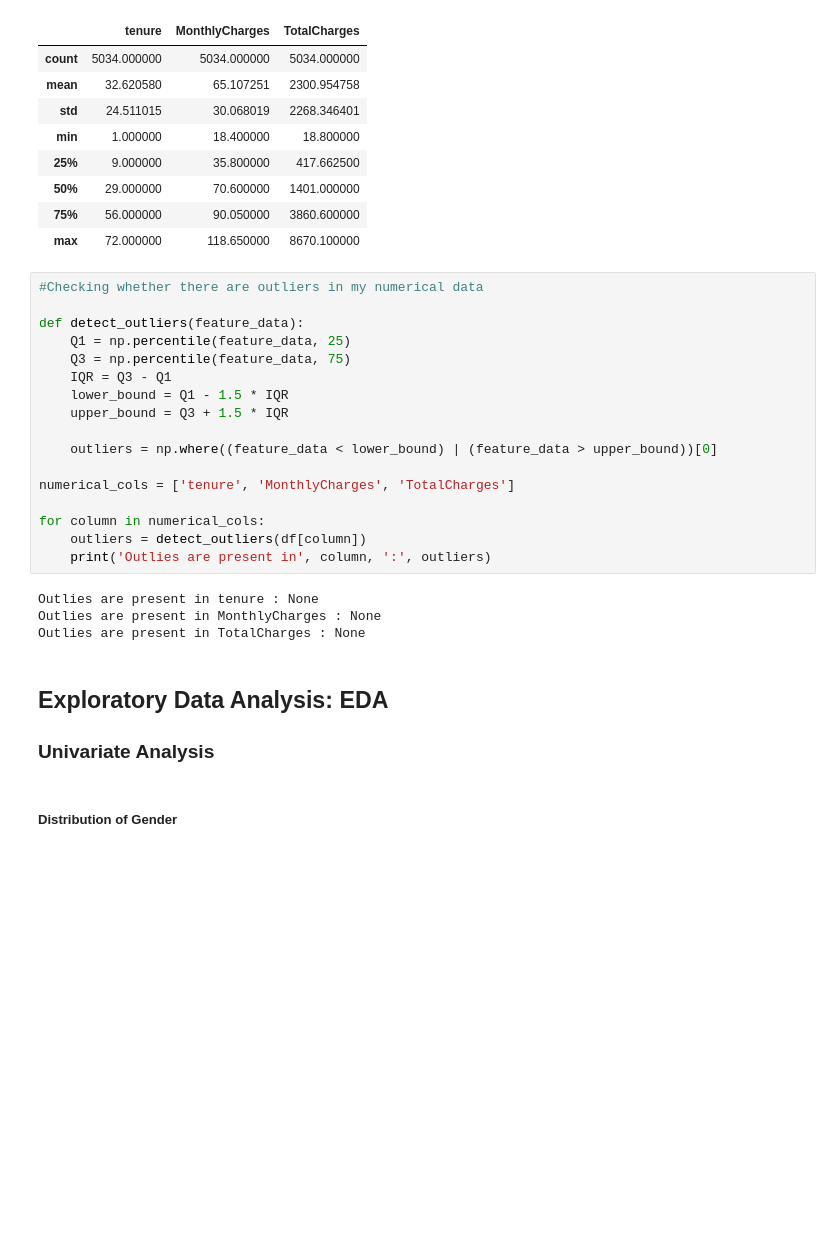
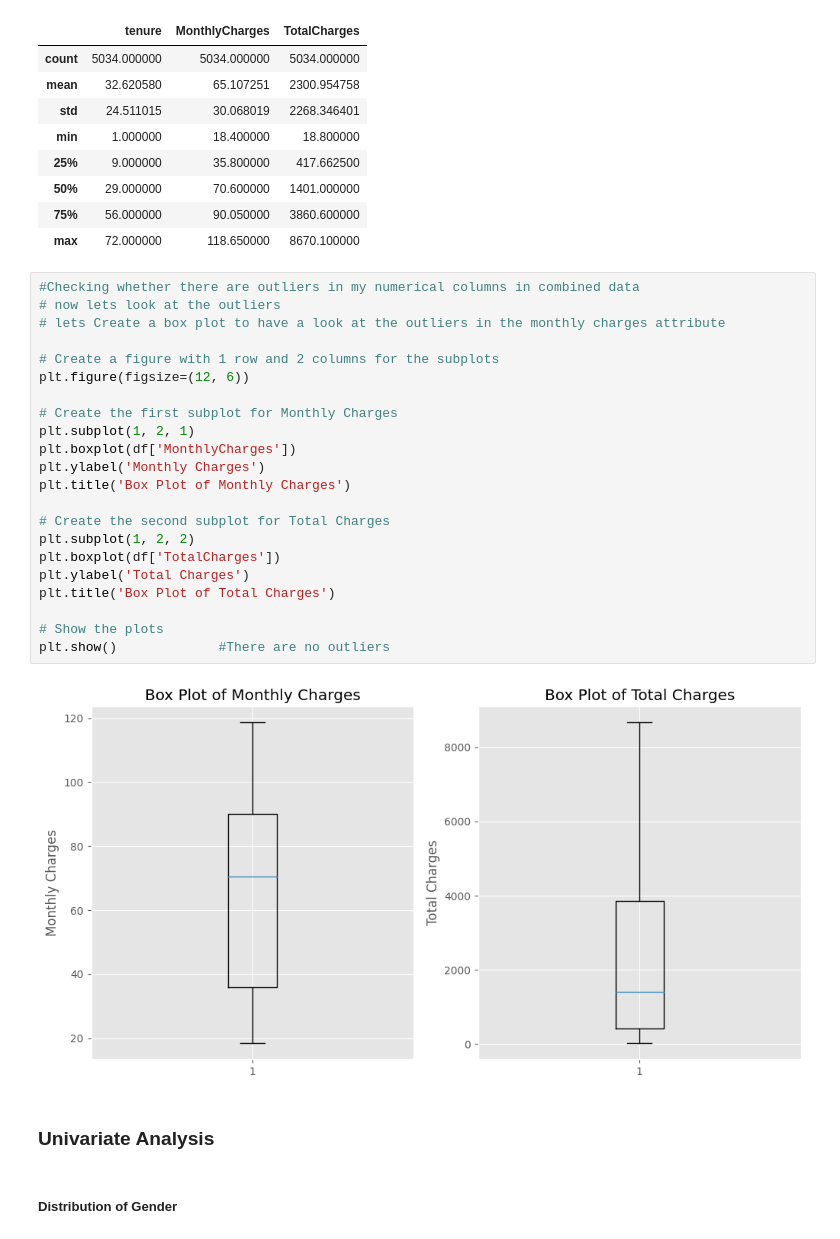
Before and after one commit to kaitany/Telecommunications-Churn-Analysis, a Jupyter notebook: Predicting_Customer_Churn.ipynb, the cells around one changed output. Cells and saved outputs as stored; diff of their text form; blank space fills up the shorter version.

```diff
--- a/Predicting_Customer_Churn.ipynb
+++ b/Predicting_Customer_Churn.ipynb
@@ -1161,30 +1560,31 @@ df.describe()
 | 50% | 29.000000 | 70.600000 | 1401.000000 |
 | 75% | 56.000000 | 90.050000 | 3860.600000 |
 | max | 72.000000 | 118.650000 | 8670.100000 |
-# %%
-#Checking whether there are outliers in my numerical data
-
-def detect_outliers(feature_data):
-    Q1 = np.percentile(feature_data, 25)
-    Q3 = np.percentile(feature_data, 75)
-    IQR = Q3 - Q1
-    lower_bound = Q1 - 1.5 * IQR
-    upper_bound = Q3 + 1.5 * IQR
-
-    outliers = np.where((feature_data < lower_bound) | (feature_data > upper_bound))[0]
-
-numerical_cols = ['tenure', 'MonthlyCharges', 'TotalCharges']
-
-for column in numerical_cols:
-    outliers = detect_outliers(df[column])
-    print('Outlies are present in', column, ':', outliers)
-# %% [output]
-Outlies are present in tenure : None
-Outlies are present in MonthlyCharges : None
-Outlies are present in TotalCharges : None
+# %%
+#Checking whether there are outliers in my numerical columns in combined data
+# now lets look at the outliers
+# lets Create a box plot to have a look at the outliers in the monthly charges attribute
+
+# Create a figure with 1 row and 2 columns for the subplots
+plt.figure(figsize=(12, 6))
+
+# Create the first subplot for Monthly Charges
+plt.subplot(1, 2, 1)
+plt.boxplot(df['MonthlyCharges'])
+plt.ylabel('Monthly Charges')
+plt.title('Box Plot of Monthly Charges')
+
+# Create the second subplot for Total Charges
+plt.subplot(1, 2, 2)
+plt.boxplot(df['TotalCharges'])
+plt.ylabel('Total Charges')
+plt.title('Box Plot of Total Charges')
+
+# Show the plots
+plt.show()             #There are no outliers
+# %% [output]
+[figure, added]
 # %% [markdown]
-## Exploratory Data Analysis: EDA
-
 ### Univariate Analysis
 # %% [markdown]
 ##### Distribution of Gender
```
Also changed, not shown: parts of 90 cells of this notebook, 5 other files.
